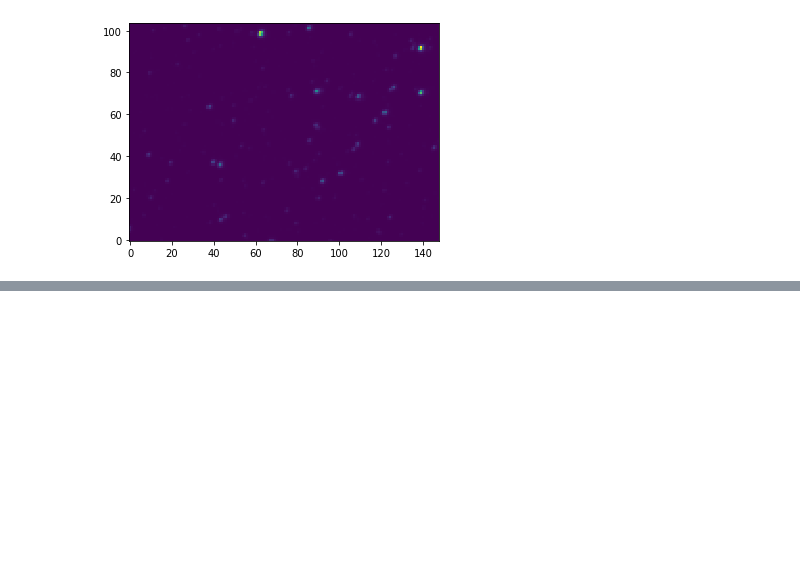
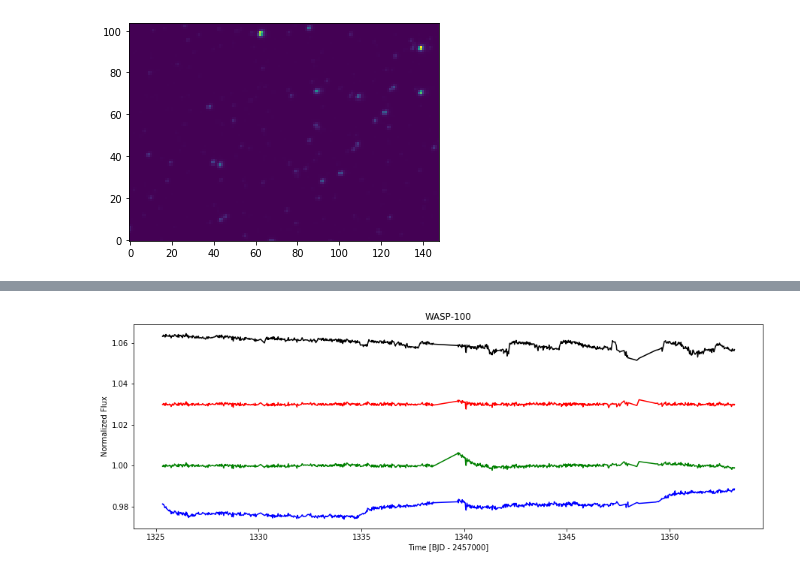
Before and after one commit to RuthAngus/TESS-rotation, a Jupyter notebook: code/notebooks/Injection_tests.ipynb, the cells around one changed output, grey strips where cells are left out. Saved outputs shown, nothing was run; the diff lists cells and outputs as text; code cells hidden in the pictures; blank space fills up the shorter version.

Commit message:
getting cpm working end-to-end for one star

```diff
--- a/code/notebooks/Injection_tests.ipynb
+++ b/code/notebooks/Injection_tests.ipynb
@@ -51,0 +63,3 @@ postflux.close()
+# %%
+import eleanor
+star = eleanor.multi_sectors(tic=150428135, sectors=[1, 3])
@@ -51,0 +82,6 @@ postflux.close()
+# %%
+print(star[0])
+print('Found TIC {0} (Gaia {1}), with TESS magnitude {2}, RA {3}, and Dec {4}'
+     .format(star[0].tic, star[0].gaia, star[0].tess_mag, star[0].coords[0], star[0].coords[1]))
+
+data = eleanor.TargetData(star[0], height=15, width=15, bkg_size=31, do_psf=True, do_pca=True)
@@ -51,0 +94,14 @@ postflux.close()
+# %%
+plt.figure(figsize=(15,5))
+
+q = data.quality == 0
+
+plt.plot(data.time[q], data.raw_flux[q]/np.nanmedian(data.raw_flux[q])+0.06, 'k')
+plt.plot(data.time[q], data.corr_flux[q]/np.nanmedian(data.corr_flux[q]) + 0.03, 'r')
+plt.plot(data.time[q], data.pca_flux[q]/np.nanmedian(data.pca_flux[q]), 'g')
+plt.plot(data.time[q], data.psf_flux[q]/np.nanmedian(data.psf_flux[q]) - 0.02, 'b')
+plt.ylabel('Normalized Flux')
+plt.xlabel('Time [BJD - 2457000]')
+plt.title('WASP-100');
+# %% [output]
+[figure, added]
```
Also changed, not shown: parts of 10 cells of this notebook, 2 other files.
